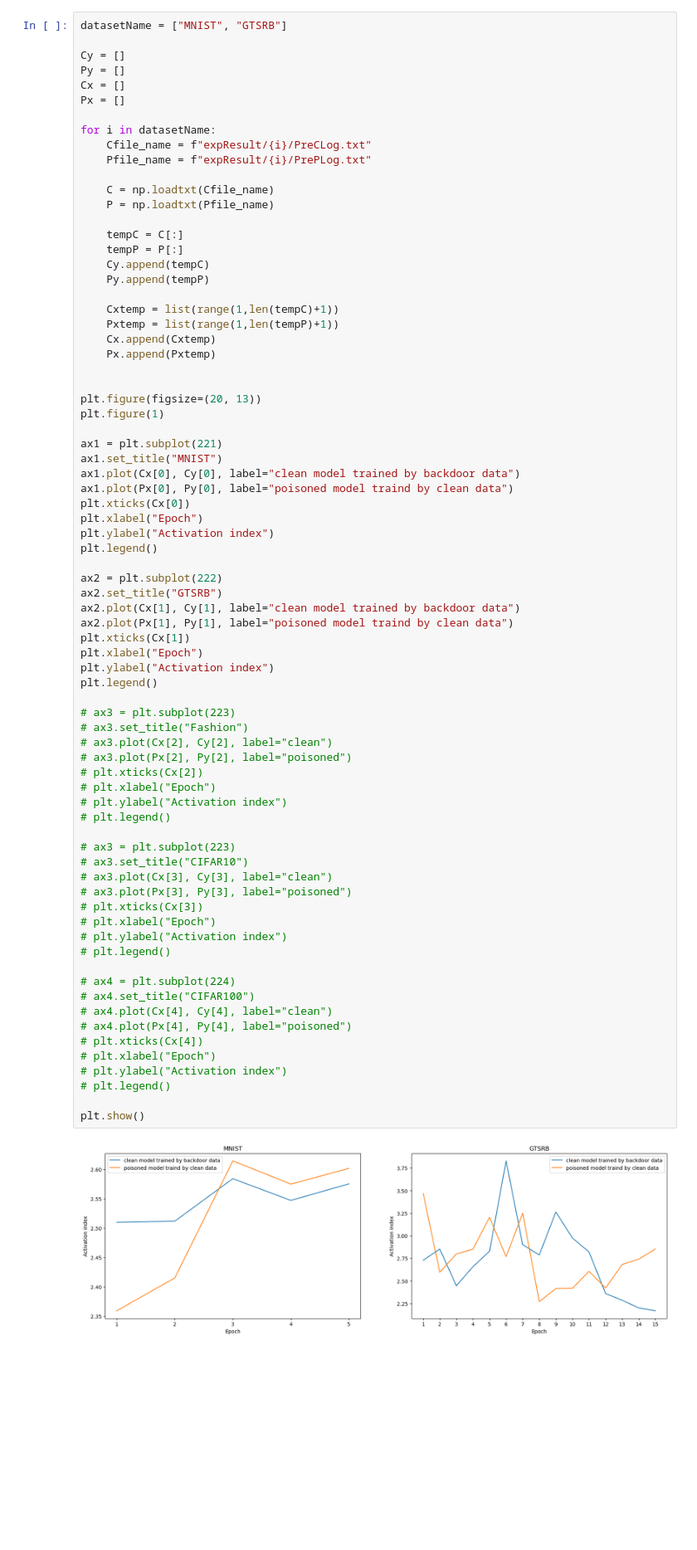
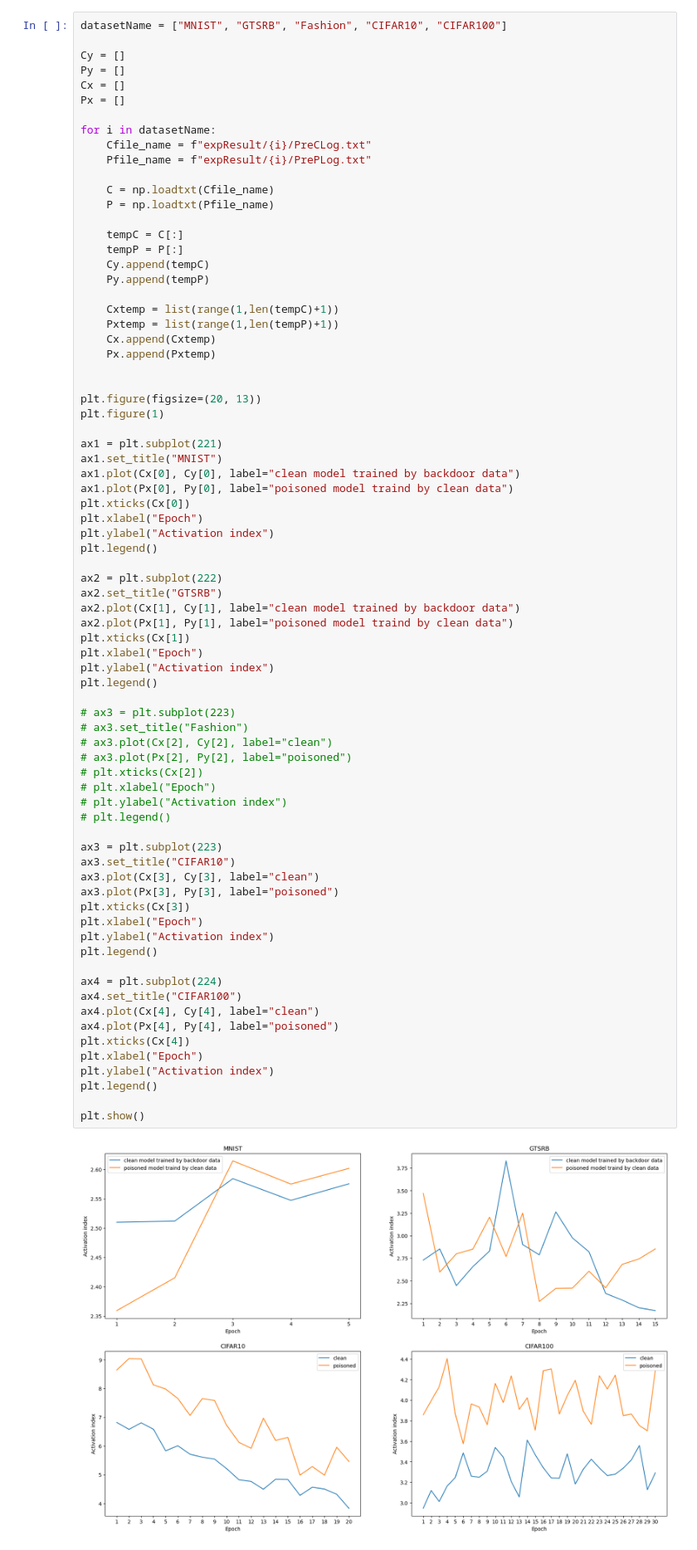
Before and after one commit to LinearAlgebraX/DNNForFinalProject2024, a Jupyter notebook: makeGraph.ipynb, the cells around one changed output. Shown at 83% size. Drawn from its saved outputs; the diff is of its cells as text; blank space fills up the shorter version.

```diff
--- a/makeGraph.ipynb
+++ b/makeGraph.ipynb
@@ -81,7 +81,7 @@ plt.show()
 # %% [output]
 [figure]
 # %%
-datasetName = ["MNIST", "GTSRB"]
+datasetName = ["MNIST", "GTSRB", "Fashion", "CIFAR10", "CIFAR100"]
 
 Cy = []
 Py = []
@@ -113,47 +113,47 @@ ax1 = plt.subplot(221)
 ax1.set_title("MNIST")
 ax1.plot(Cx[0], Cy[0], label="clean model trained by backdoor data")
 ax1.plot(Px[0], Py[0], label="poisoned model traind by clean data")
 plt.xticks(Cx[0])
 plt.xlabel("Epoch")
 plt.ylabel("Activation index")
 plt.legend()
 
 ax2 = plt.subplot(222)
 ax2.set_title("GTSRB")
 ax2.plot(Cx[1], Cy[1], label="clean model trained by backdoor data")
 ax2.plot(Px[1], Py[1], label="poisoned model traind by clean data")
 plt.xticks(Cx[1])
 plt.xlabel("Epoch")
 plt.ylabel("Activation index")
 plt.legend()
 
 # ax3 = plt.subplot(223)
 # ax3.set_title("Fashion")
 # ax3.plot(Cx[2], Cy[2], label="clean")
 # ax3.plot(Px[2], Py[2], label="poisoned")
 # plt.xticks(Cx[2])
 # plt.xlabel("Epoch")
 # plt.ylabel("Activation index")
 # plt.legend()
 
-# ax3 = plt.subplot(223)
-# ax3.set_title("CIFAR10")
-# ax3.plot(Cx[3], Cy[3], label="clean")
-# ax3.plot(Px[3], Py[3], label="poisoned")
-# plt.xticks(Cx[3])
-# plt.xlabel("Epoch")
-# plt.ylabel("Activation index")
-# plt.legend()
+ax3 = plt.subplot(223)
+ax3.set_title("CIFAR10")
+ax3.plot(Cx[3], Cy[3], label="clean")
+ax3.plot(Px[3], Py[3], label="poisoned")
+plt.xticks(Cx[3])
+plt.xlabel("Epoch")
+plt.ylabel("Activation index")
+plt.legend()
 
-# ax4 = plt.subplot(224)
-# ax4.set_title("CIFAR100")
-# ax4.plot(Cx[4], Cy[4], label="clean")
-# ax4.plot(Px[4], Py[4], label="poisoned")
-# plt.xticks(Cx[4])
-# plt.xlabel("Epoch")
-# plt.ylabel("Activation index")
-# plt.legend()
+ax4 = plt.subplot(224)
+ax4.set_title("CIFAR100")
+ax4.plot(Cx[4], Cy[4], label="clean")
+ax4.plot(Px[4], Py[4], label="poisoned")
+plt.xticks(Cx[4])
+plt.xlabel("Epoch")
+plt.ylabel("Activation index")
+plt.legend()
 
 plt.show()
 # %% [output]
-[figure, old version]
+[figure, new version]
```
Also changed, not shown: 27 other files.
